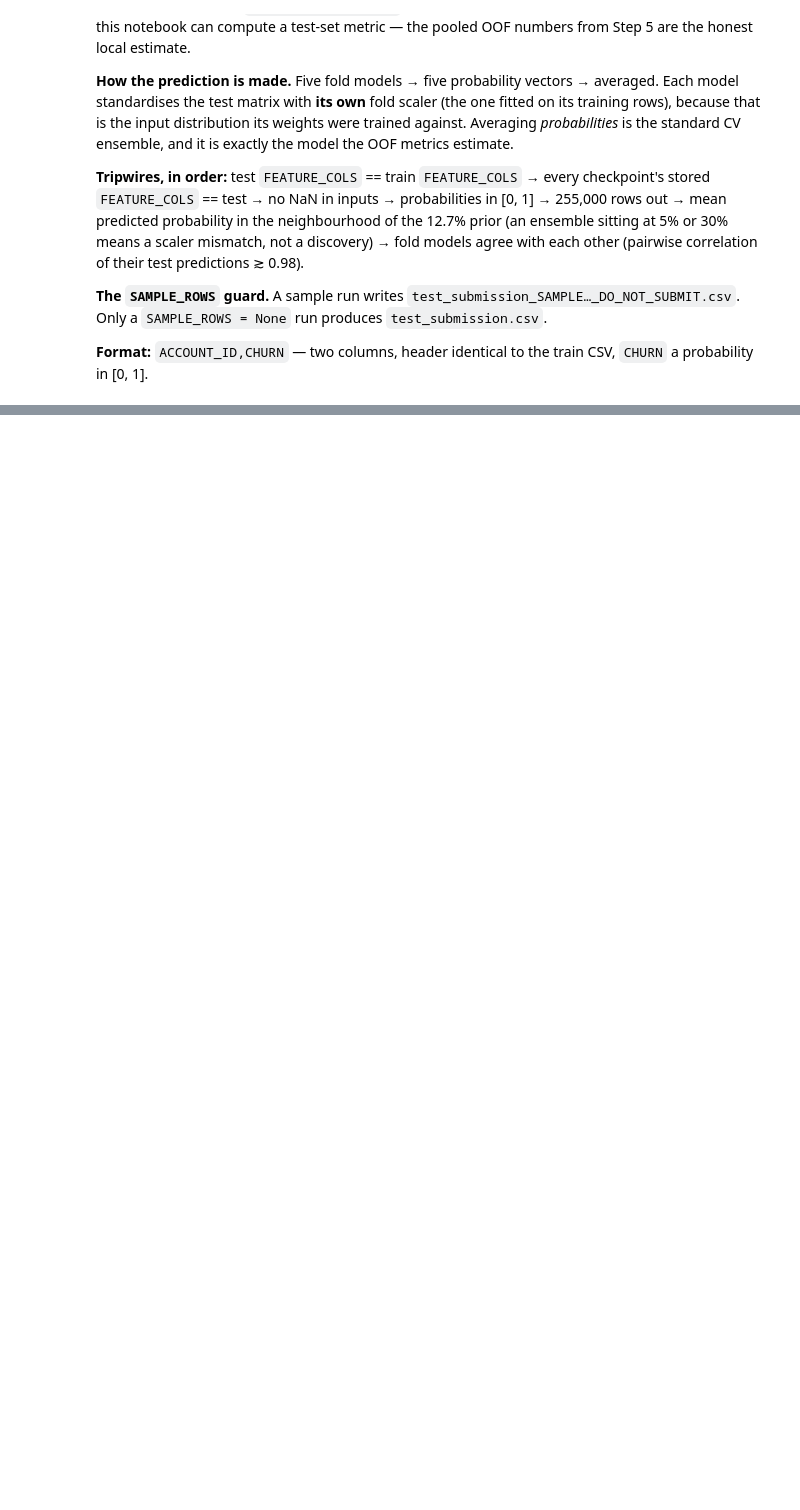
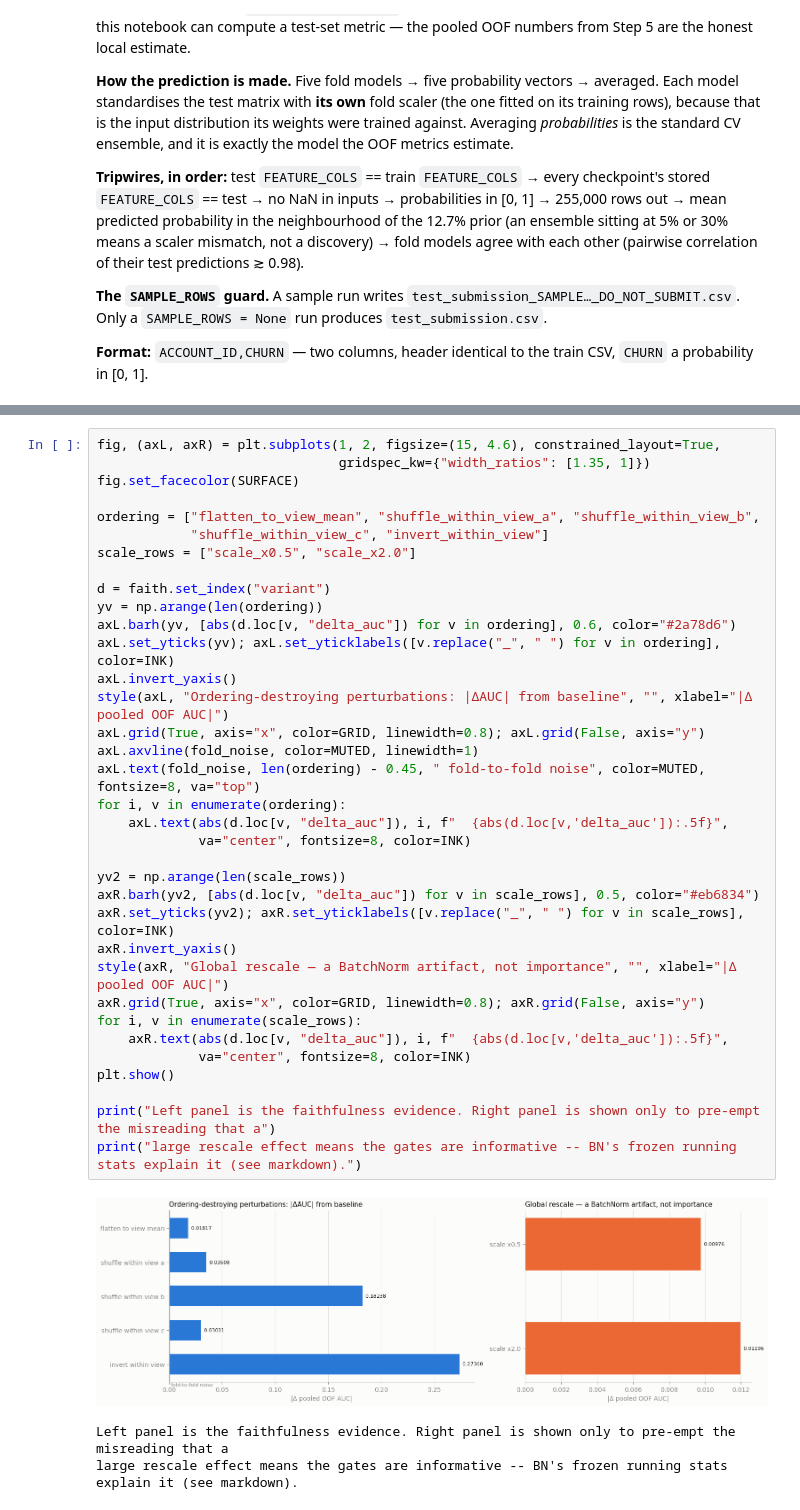
Before and after one commit to AhmedRafid3S5/Interpretable-Churn-Predictor, a Jupyter notebook: xmvnet_skeleton.ipynb, the cells around one changed output, grey strips where cells are left out. Cells and saved outputs as stored; diff of their text form; blank space fills up the shorter version.

```diff
--- a/xmvnet_skeleton.ipynb
+++ b/xmvnet_skeleton.ipynb
@@ -1232,0 +1451,39 @@ CUST00000006 0.000823
+# %%
+fig, (axL, axR) = plt.subplots(1, 2, figsize=(15, 4.6), constrained_layout=True,
+                               gridspec_kw={"width_ratios": [1.35, 1]})
+fig.set_facecolor(SURFACE)
+
+ordering = ["flatten_to_view_mean", "shuffle_within_view_a", "shuffle_within_view_b",
+            "shuffle_within_view_c", "invert_within_view"]
+scale_rows = ["scale_x0.5", "scale_x2.0"]
+
+d = faith.set_index("variant")
+yv = np.arange(len(ordering))
+axL.barh(yv, [abs(d.loc[v, "delta_auc"]) for v in ordering], 0.6, color="#2a78d6")
+axL.set_yticks(yv); axL.set_yticklabels([v.replace("_", " ") for v in ordering], color=INK)
+axL.invert_yaxis()
+style(axL, "Ordering-destroying perturbations: |ΔAUC| from baseline", "", xlabel="|Δ pooled OOF AUC|")
+axL.grid(True, axis="x", color=GRID, linewidth=0.8); axL.grid(False, axis="y")
+axL.axvline(fold_noise, color=MUTED, linewidth=1)
+axL.text(fold_noise, len(ordering) - 0.45, " fold-to-fold noise", color=MUTED, fontsize=8, va="top")
+for i, v in enumerate(ordering):
+    axL.text(abs(d.loc[v, "delta_auc"]), i, f"  {abs(d.loc[v,'delta_auc']):.5f}",
+             va="center", fontsize=8, color=INK)
+
+yv2 = np.arange(len(scale_rows))
+axR.barh(yv2, [abs(d.loc[v, "delta_auc"]) for v in scale_rows], 0.5, color="#eb6834")
+axR.set_yticks(yv2); axR.set_yticklabels([v.replace("_", " ") for v in scale_rows], color=INK)
+axR.invert_yaxis()
+style(axR, "Global rescale — a BatchNorm artifact, not importance", "", xlabel="|Δ pooled OOF AUC|")
+axR.grid(True, axis="x", color=GRID, linewidth=0.8); axR.grid(False, axis="y")
+for i, v in enumerate(scale_rows):
+    axR.text(abs(d.loc[v, "delta_auc"]), i, f"  {abs(d.loc[v,'delta_auc']):.5f}",
+             va="center", fontsize=8, color=INK)
+plt.show()
+
+print("Left panel is the faithfulness evidence. Right panel is shown only to pre-empt the misreading that a")
+print("large rescale effect means the gates are informative -- BN's frozen running stats explain it (see markdown).")
+# %% [output]
+[figure, added]
+Left panel is the faithfulness evidence. Right panel is shown only to pre-empt the misreading that a
+large rescale effect means the gates are informative -- BN's frozen running stats explain it (see markdown).
```
Also changed, not shown: parts of 12 cells of this notebook.
